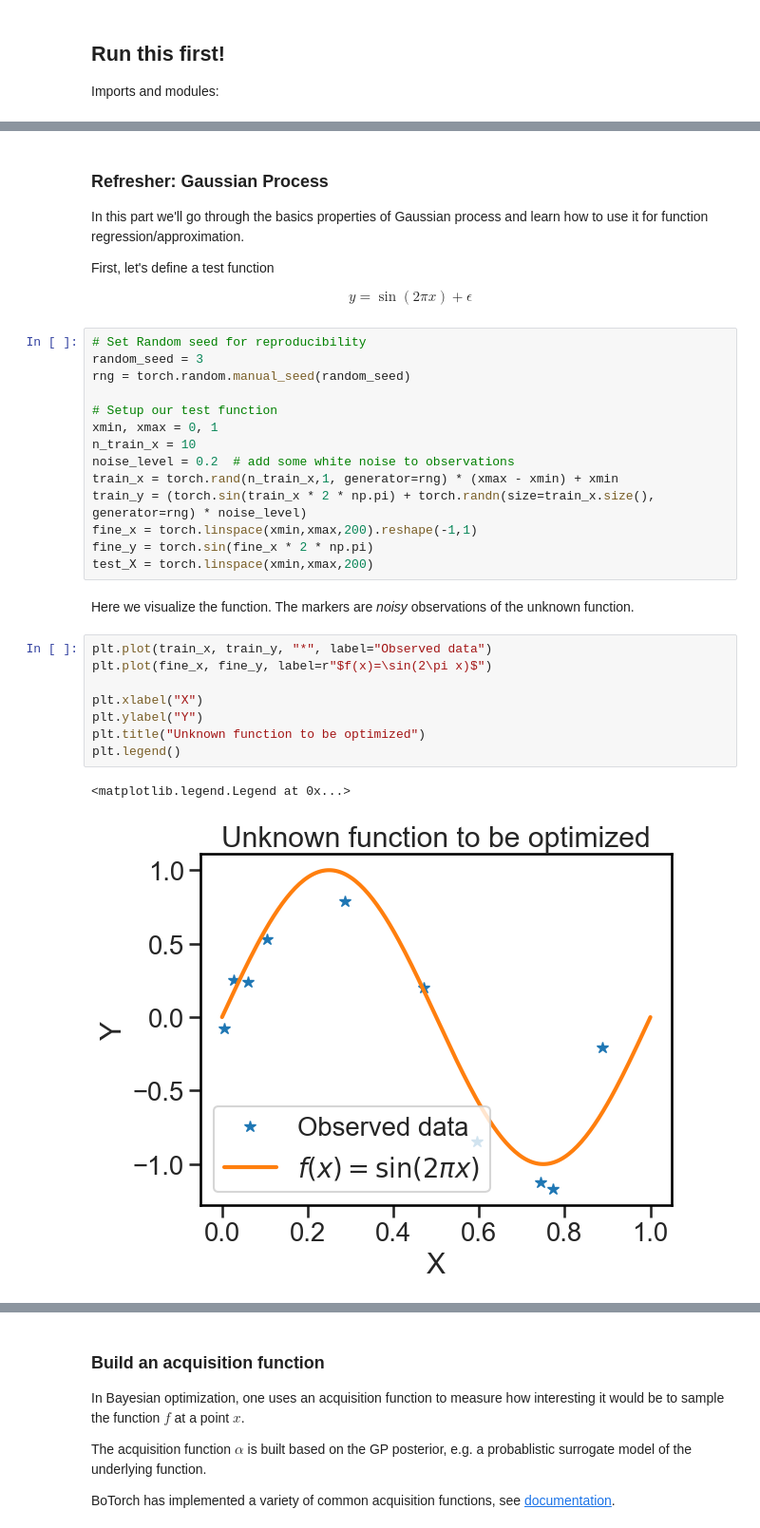
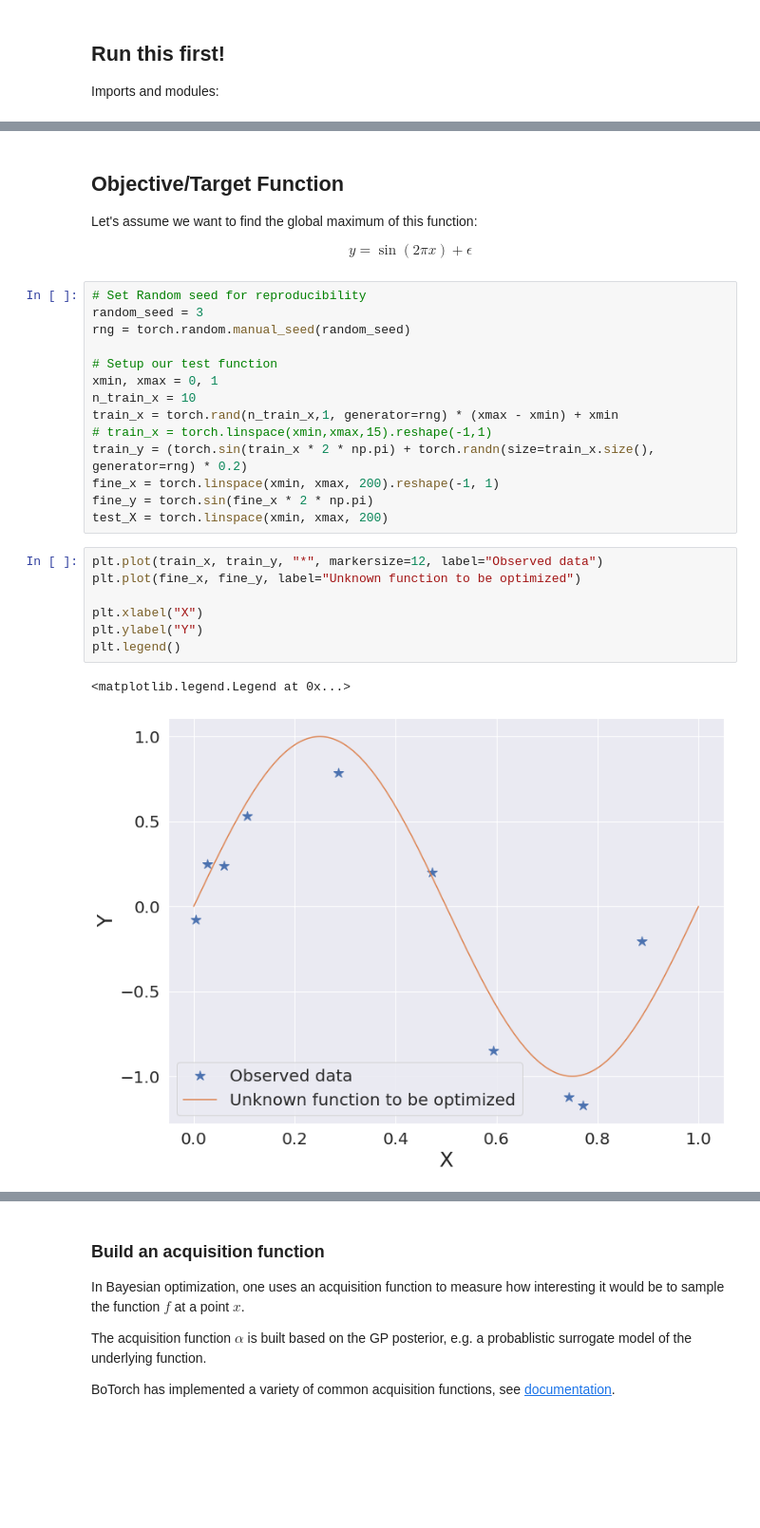
Before and after one commit to aoeftiger/TUDa-NMAP-14, a Jupyter notebook: lecture.ipynb, the cells around one changed output, grey strips where cells are left out. Shown at 95% size. Drawn from its saved outputs; the diff is of its cells as text; blank space fills up the shorter version.

```diff
--- a/lecture.ipynb
+++ b/lecture.ipynb
@@ -114,11 +149,9 @@ Below are some common terms used in the BO field, some of which are often used i
 # %% [markdown]
-### Refresher: Gaussian Process
+<h2>Objective/Target Function</h2>
 
-In this part we'll go through the basics properties of Gaussian process and learn how to use it for function regression/approximation.
+Let's assume we want to find the global maximum of this function:
 
-First, let's define a test function
-
-$$ y = \sin (2 \pi x) + \epsilon$$
+$$y = \sin (2 \pi x) + \epsilon$$
 # %%
 # Set Random seed for reproducibility
 random_seed = 3
@@ -127,23 +160,20 @@ rng = torch.random.manual_seed(random_seed)
 # Setup our test function
 xmin, xmax = 0, 1
 n_train_x = 10
-noise_level = 0.2  # add some white noise to observations
 train_x = torch.rand(n_train_x,1, generator=rng) * (xmax - xmin) + xmin
-train_y = (torch.sin(train_x * 2 * np.pi) + torch.randn(size=train_x.size(), generator=rng) * noise_level)
-fine_x = torch.linspace(xmin,xmax,200).reshape(-1,1)
+# train_x = torch.linspace(xmin,xmax,15).reshape(-1,1)
+train_y = (torch.sin(train_x * 2 * np.pi) + torch.randn(size=train_x.size(), generator=rng) * 0.2)
+fine_x = torch.linspace(xmin, xmax, 200).reshape(-1, 1)
 fine_y = torch.sin(fine_x * 2 * np.pi)
-test_X = torch.linspace(xmin,xmax,200)
+test_X = torch.linspace(xmin, xmax, 200)
-# %% [markdown]
-Here we visualize the function. The markers are _noisy_ observations of the unknown function.
 # %%
-plt.plot(train_x, train_y, "*", label="Observed data")
-plt.plot(fine_x, fine_y, label=r"$f(x)=\sin(2\pi x)$")
+plt.plot(train_x, train_y, "*", markersize=12, label="Observed data")
+plt.plot(fine_x, fine_y, label="Unknown function to be optimized")
 
 plt.xlabel("X")
 plt.ylabel("Y")
-plt.title("Unknown function to be optimized")
 plt.legend()
 # %% [output]
 <matplotlib.legend.Legend at 0x...>
-[figure, old version]
+[figure, new version]
 # %% [markdown]
```
Also changed, not shown: parts of 47 cells of this notebook, 2 other files.
